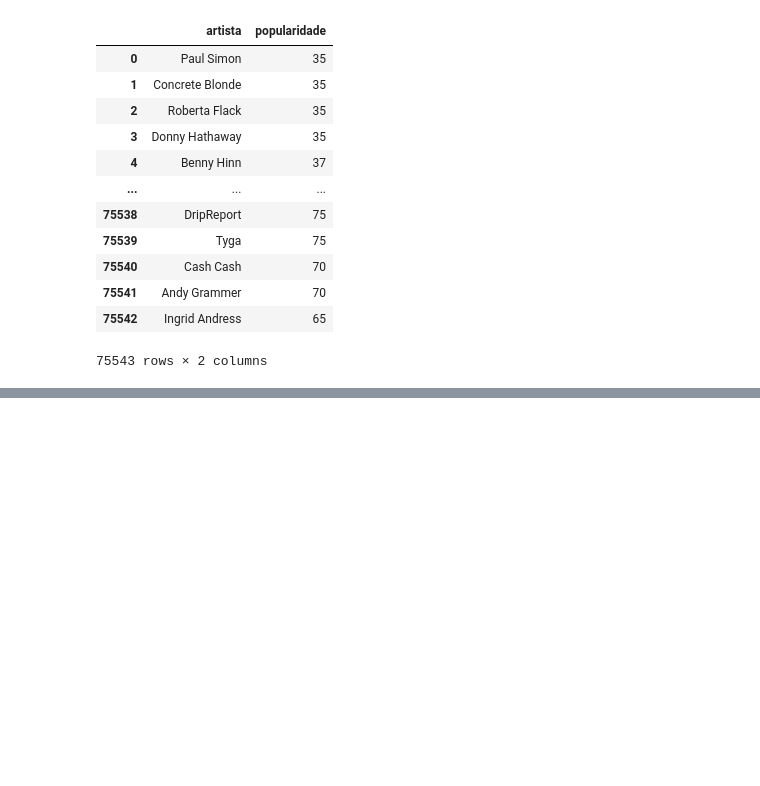
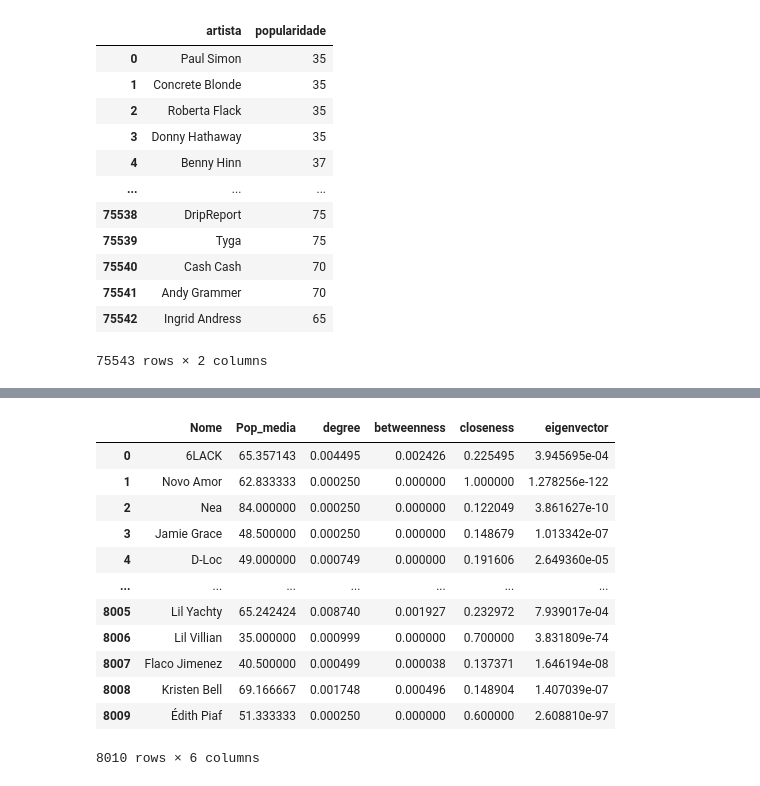
Before and after one commit to hashiprobr-classroom/parte-tecnica-do-projeto-grupof, a Jupyter notebook: notebooks/projeto1-ciclo3.ipynb, the cells around one changed output, grey strips where cells are left out. Cells and saved outputs as stored; diff of their text form; code cells hidden in the pictures; blank space fills up the shorter version.

```diff
--- a/notebooks/projeto1-ciclo3.ipynb
+++ b/notebooks/projeto1-ciclo3.ipynb
@@ -123,0 +142,13 @@ df_artista_media_pop
+# %%
+dic = {}
+for artista in artista_participantes_feat:
+    dic[artista] = {}
+    for musica in musicas_com_feat:
+        if artista in musica:
+            for participante in musica:
+                if artista != participante:
+                    #dic[artista].append(participante)
+                    if participante not in dic[artista]:
+                        dic[artista][participante] = 1
+                    else:
+                        dic[artista][participante] += 1
@@ -123,0 +175,20 @@ df_artista_media_pop
+# %%
+contador = 0
+for artista, participantes in dic.items():
+    for participante, ocorrencia in participantes.items():
+        no1 = artista_participantes_feat.index(artista)
+        no2 = artista_participantes_feat.index(participante)
+        g.add_edge(no1,no2)
+        contador += 1
+# %%
+dc = degree_gt(g)
+g.vp['degree'] = dc
+
+bc, _ = centrality.betweenness(g)
+g.vp['betweenness'] = bc
+
+cc = centrality.closeness(g)
+g.vp['closeness'] = cc
+
+_, ec = centrality.eigenvector(g)
+g.vp['eigenvector'] = ec
@@ -123,0 +199,18 @@ df_artista_media_pop
+# %%
+df_completo = pd.DataFrame({k: list(v) for k, v in g.vp.items()})
+# %%
+df_completo
+# %% [output]
+|  | Nome | Pop_media | degree | betweenness | closeness | eigenvector |
+| 0 | 6LACK | 65.357143 | 0.004495 | 0.002426 | 0.225495 | 3.945695e-04 |
+| 1 | Novo Amor | 62.833333 | 0.000250 | 0.000000 | 1.000000 | 1.278256e-122 |
+| 2 | Nea | 84.000000 | 0.000250 | 0.000000 | 0.122049 | 3.861627e-10 |
+| 3 | Jamie Grace | 48.500000 | 0.000250 | 0.000000 | 0.148679 | 1.013342e-07 |
+| 4 | D-Loc | 49.000000 | 0.000749 | 0.000000 | 0.191606 | 2.649360e-05 |
+| ... | ... | ... | ... | ... | ... | ... |
+| 8005 | Lil Yachty | 65.242424 | 0.008740 | 0.001927 | 0.232972 | 7.939017e-04 |
+| 8006 | Lil Villian | 35.000000 | 0.000999 | 0.000000 | 0.700000 | 3.831809e-74 |
+| 8007 | Flaco Jimenez | 40.500000 | 0.000499 | 0.000038 | 0.137371 | 1.646194e-08 |
+| 8008 | Kristen Bell | 69.166667 | 0.001748 | 0.000496 | 0.148904 | 1.407039e-07 |
+| 8009 | Édith Piaf | 51.333333 | 0.000250 | 0.000000 | 0.600000 | 2.608810e-97 |
+8010 rows × 6 columns
```
Also changed, not shown: parts of 21 cells of this notebook.
